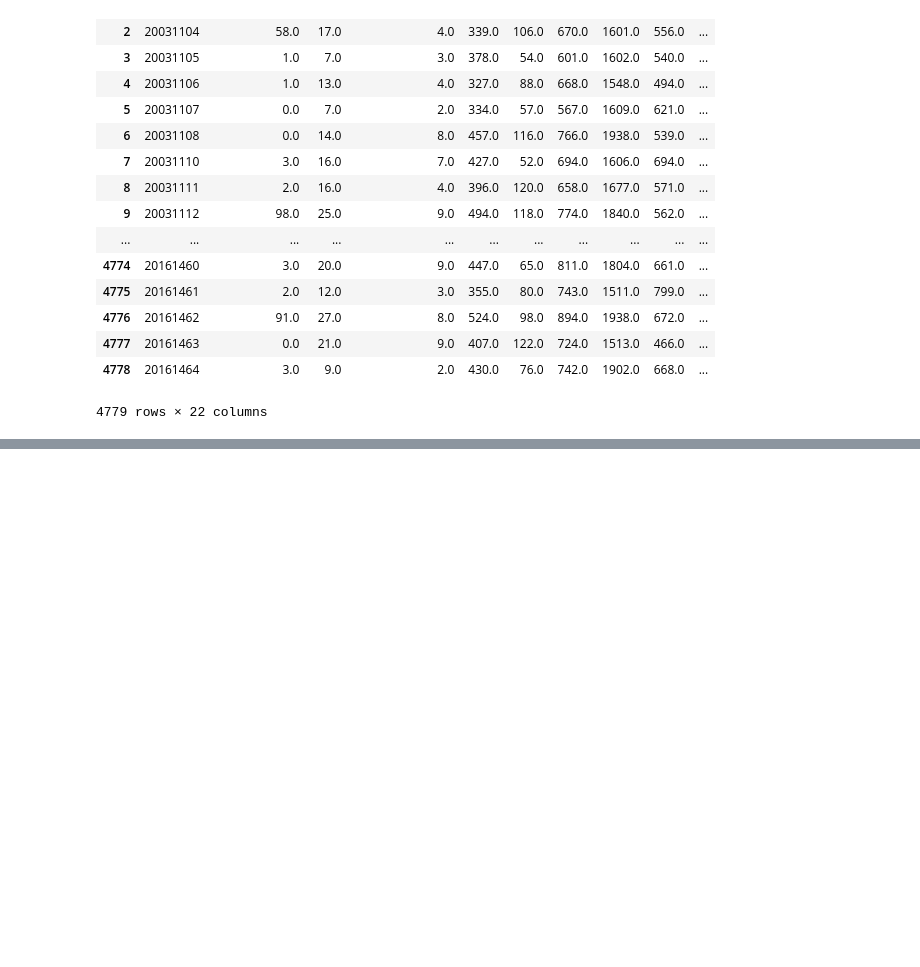
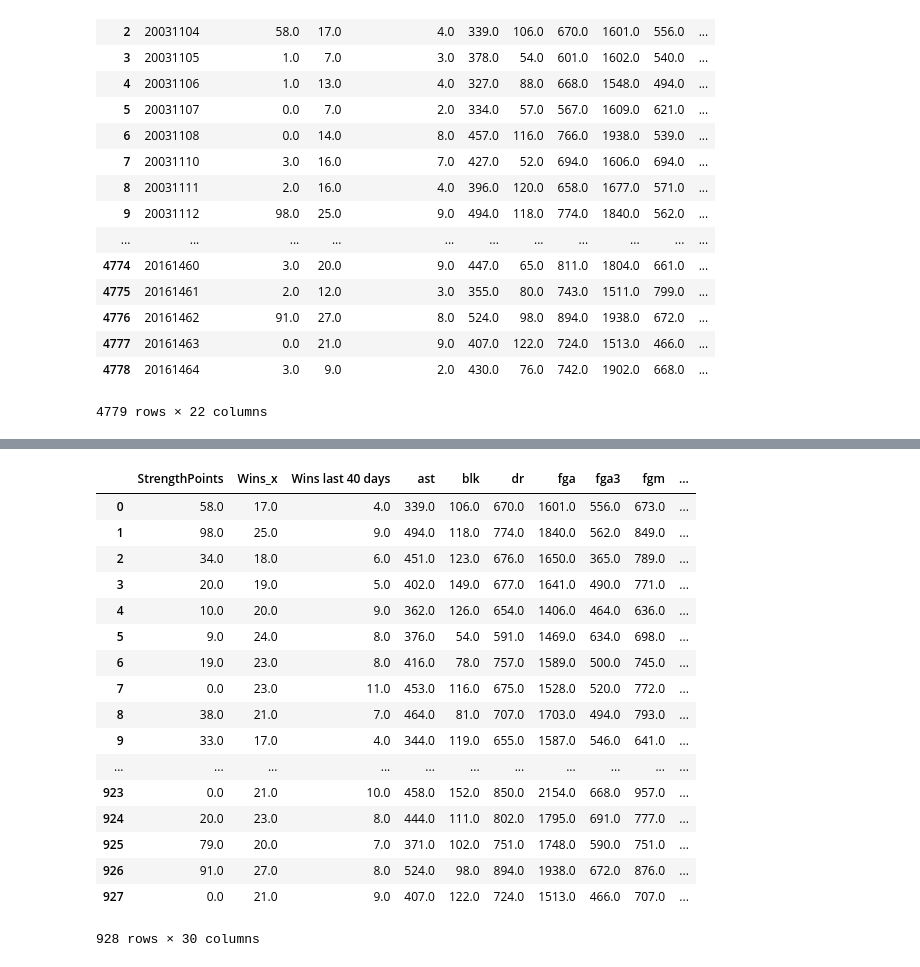
Before and after one commit to slacker298/APM-March-Madness-, a Jupyter notebook: Data Processing.ipynb, the cells around one changed output, grey strips where cells are left out. Saved outputs shown, nothing was run; the diff lists cells and outputs as text; code cells hidden in the pictures; blank space fills up the shorter version.

Commit message:
dated data processing and added MasterDF

```diff
--- a/Data Processing.ipynb
+++ b/Data Processing.ipynb
@@ -298,0 +336,46 @@ TR
+# %%
+MasterDF2["SeedNum"] = MasterDF2["Seed"].map(lambda x: int(str(x)[0:2]) if len(str(x)) == 3 else x)
+# %%
+
+MasterDF2["TWins"] = np.where(MasterDF2["PlayIn"]==True,MasterDF2['Wins_y'].map(lambda x: x-1),MasterDF2['Wins_y'].map(lambda x: x))
+# %%
+
+MasterDF2["Round"] = MasterDF2['TWins'].map(lambda x: 1 if x < 1 else x+1 )
+# %%
+def round_points(x):
+    if x == 1:
+        return 1
+    elif x == 2:
+        return 2
+    elif x == 3:
+        return 4
+    elif x ==4:
+        return 8
+    elif x ==5:
+        return 16
+    elif x == 6:
+        return 32
+    elif x == 7:
+        return 64
+MasterDF2['TourneyPoints'] = MasterDF2["Round"].map(lambda x: round_points(x))
+# %%
+MasterDF2
+# %% [output]
+|  | StrengthPoints | Wins_x | Wins last 40 days | ast | blk | dr | fga | fga3 | fgm | ... |
+| 0 | 58.0 | 17.0 | 4.0 | 339.0 | 106.0 | 670.0 | 1601.0 | 556.0 | 673.0 | ... |
+| 1 | 98.0 | 25.0 | 9.0 | 494.0 | 118.0 | 774.0 | 1840.0 | 562.0 | 849.0 | ... |
+| 2 | 34.0 | 18.0 | 6.0 | 451.0 | 123.0 | 676.0 | 1650.0 | 365.0 | 789.0 | ... |
+| 3 | 20.0 | 19.0 | 5.0 | 402.0 | 149.0 | 677.0 | 1641.0 | 490.0 | 771.0 | ... |
+| 4 | 10.0 | 20.0 | 9.0 | 362.0 | 126.0 | 654.0 | 1406.0 | 464.0 | 636.0 | ... |
+| 5 | 9.0 | 24.0 | 8.0 | 376.0 | 54.0 | 591.0 | 1469.0 | 634.0 | 698.0 | ... |
+| 6 | 19.0 | 23.0 | 8.0 | 416.0 | 78.0 | 757.0 | 1589.0 | 500.0 | 745.0 | ... |
+| 7 | 0.0 | 23.0 | 11.0 | 453.0 | 116.0 | 675.0 | 1528.0 | 520.0 | 772.0 | ... |
+| 8 | 38.0 | 21.0 | 7.0 | 464.0 | 81.0 | 707.0 | 1703.0 | 494.0 | 793.0 | ... |
+| 9 | 33.0 | 17.0 | 4.0 | 344.0 | 119.0 | 655.0 | 1587.0 | 546.0 | 641.0 | ... |
+| ... | ... | ... | ... | ... | ... | ... | ... | ... | ... | ... |
+| 923 | 0.0 | 21.0 | 10.0 | 458.0 | 152.0 | 850.0 | 2154.0 | 668.0 | 957.0 | ... |
+| 924 | 20.0 | 23.0 | 8.0 | 444.0 | 111.0 | 802.0 | 1795.0 | 691.0 | 777.0 | ... |
+| 925 | 79.0 | 20.0 | 7.0 | 371.0 | 102.0 | 751.0 | 1748.0 | 590.0 | 751.0 | ... |
+| 926 | 91.0 | 27.0 | 8.0 | 524.0 | 98.0 | 894.0 | 1938.0 | 672.0 | 876.0 | ... |
+| 927 | 0.0 | 21.0 | 9.0 | 407.0 | 122.0 | 724.0 | 1513.0 | 466.0 | 707.0 | ... |
+928 rows × 30 columns
```
Also changed, not shown: parts of 14 cells of this notebook, 1 other file.
